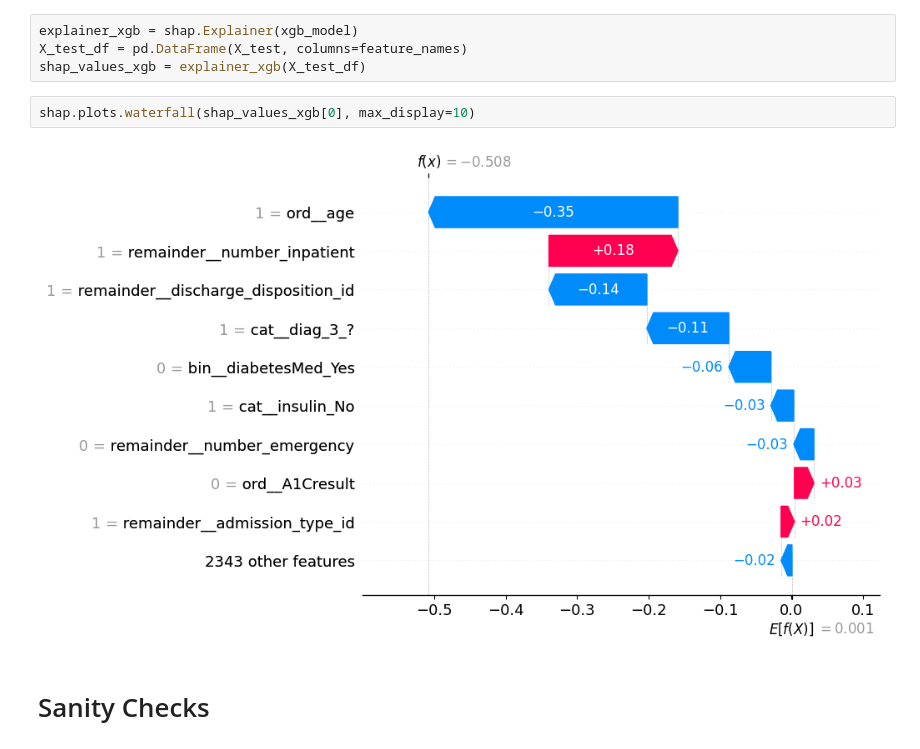
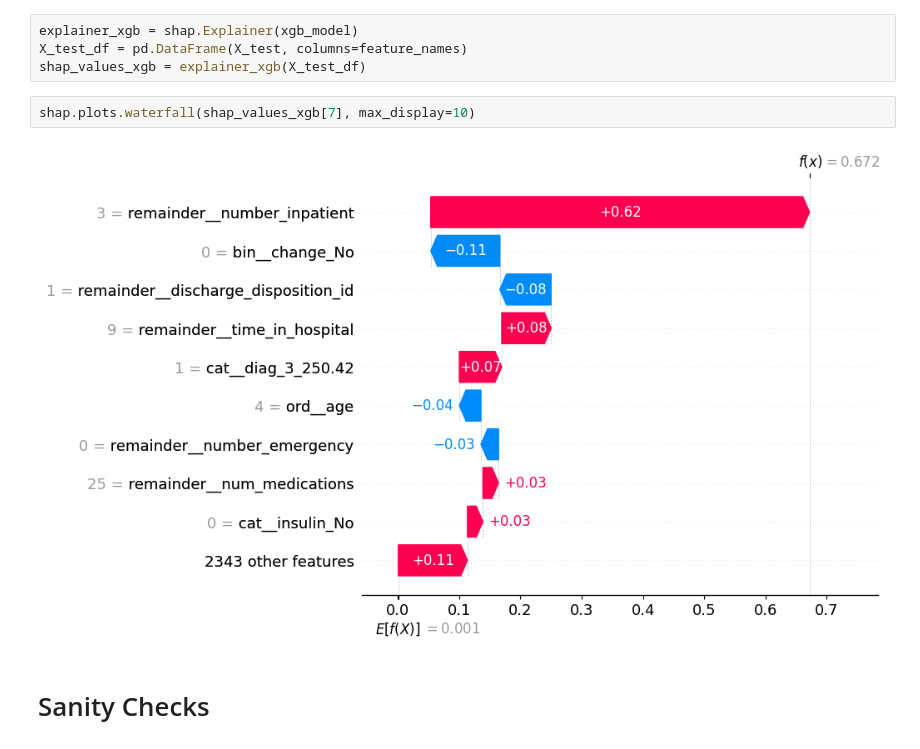
Before and after one commit to ICAI-IMAT-XAI/final-project-adrianlopezlanchares, a Jupyter notebook: notebooks/main.ipynb, the cells around one changed output. Cells and saved outputs as stored; diff of their text form.

```diff
--- a/notebooks/main.ipynb
+++ b/notebooks/main.ipynb
@@ -501,9 +501,9 @@ explainer_xgb = shap.Explainer(xgb_model)
 X_test_df = pd.DataFrame(X_test, columns=feature_names)
 shap_values_xgb = explainer_xgb(X_test_df)
 # %%
-shap.plots.waterfall(shap_values_xgb[0], max_display=10)
+shap.plots.waterfall(shap_values_xgb[7], max_display=10)
 # %% [output]
-[figure, old version]
+[figure, new version]
 # %% [markdown]
 # Sanity Checks
 # %% [markdown]
```
Also changed, not shown: parts of 1 cell of this notebook.
